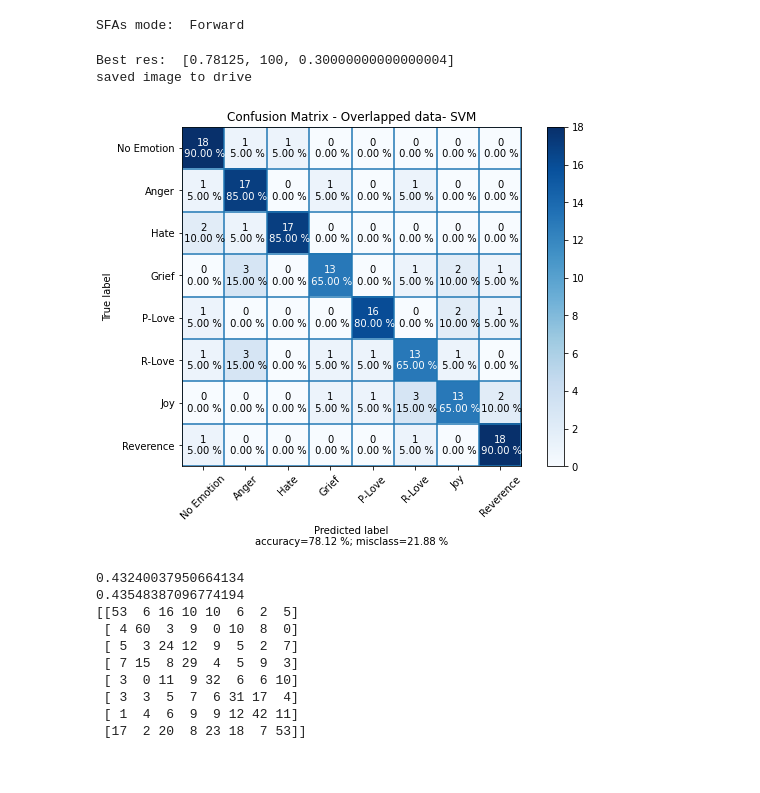
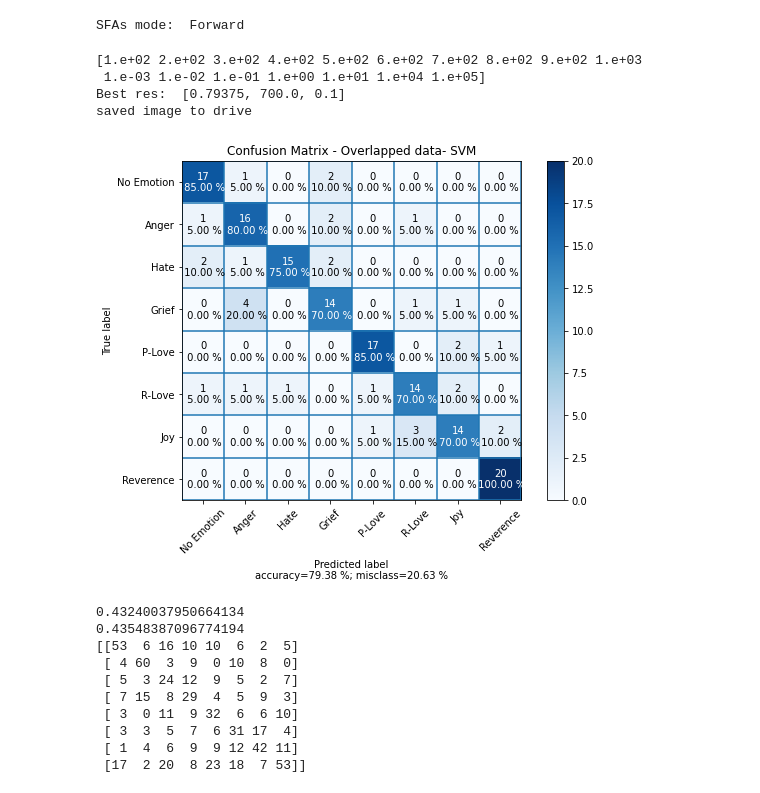
Before and after one commit to nguyennam2910/TriMun, a Jupyter notebook: src/Overlapped_segmenting_method.ipynb, the cells around one changed output. Drawn from its saved outputs; the diff is of its cells as text; code cells hidden in the pictures.

```diff
--- a/src/Overlapped_segmenting_method.ipynb
+++ b/src/Overlapped_segmenting_method.ipynb
@@ -304,7 +304,7 @@ for i,key in enumerate(emotion_keys):
 # cut original data to segments using segmententing_overlapping function
 slice_length = 10 # length of the segment = 10s
 sampling_rate = 20 # sampling rate of raw signal
-overlap = 7 # overlapping ratio percentage
+overlap = 0 # overlapping ratio percentage
 
 data_cut = segmenting_overlapping(np.transpose(data, (0, 2, 1)), slice_length = slice_length, overlap = overlap, sampling_rate = sampling_rate)
 print("Data_cut", data_cut.shape)
@@ -368,7 +368,7 @@ from sklearn.pipeline import Pipeline
 
 import pandas as pd
 # %%
-overlap = 8
+overlap = 2
 feature_list = np.load("Feature data/features_" + str(overlap) + "s.npy")
 labelxx = np.load("Label/" + str(overlap) + "sec_labels.npy")
 len_data = dataxx.shape[2]
@@ -444,6 +444,6 @@ for i in na:
 # %%
-rfe_selector = RFE(estimator = RandomForestClassifier(), n_features_to_select = 20, step = 1)
-# rfe_selector = RFE(estimator = RandomForestClassifier(random_state = 0, n_estimators = 100, max_depth = 50), n_features_to_select = 20, step = 1)
+rfe_selector = RFE(estimator = RandomForestClassifier(), n_features_to_select = 18, step = 1)
+# rfe_selector = RFE(estimator = RandomForestClassifier(random_state = 0, n_estimators = 500, max_depth = 20), n_features_to_select = 30, step = 1)
 rfe_selector.fit(X_features_train, y_train)
 rfe_support = rfe_selector.get_support()
 
@@ -623,22 +466,0 @@ elif mode == 'Backward':
-# %%
-# sfs_forward = sfs(SVC(), n_features_to_select=20, direction='forward').fit(X_features_train, y_train)
-sfs_forward = sfs(estimator=SVC(),
-           k_features=(1, total_features),
-           forward = True,
-           floating=True,
-           scoring='accuracy',
-           cv=10)
-sfs_forward.fit(X_features_train, y_train)
-print('best combination (ACC: %.3f): %s\n' % (sfs_forward.k_score_, sfs_forward.k_feature_idx_))
-# sfs1 = sfs(estimator=clf,
-#            k_features=(1, total_features),
-#            forward=forward,
-#            floating=True,
-#            scoring='accuracy',
-#            cv=10)
-
-# pipe = make_pipeline( sfs1)
-
-# pipe.fit(X_features_train, y_train)
-
-# print('best combination (ACC: %.3f): %s\n' % (sfs1.k_score_, sfs1.k_feature_idx_))
@@ -738,39 +557,41 @@ SFAs mode:  Forward
 # %%
 # get the best model from grid search and train it
 
-# clf = SVC(kernel = 'rbf', C = 100, gamma = .8)
-# clf = SVC(kernel = 'rbf', C = 100, gamma = 0.5)
+# [0.001, 0.01, 0.1, 1, 10, 100, 1000, 10000, 100000]
 # clf = svm.SVC(kernel='poly', degree=3, gamma='auto', C=10)
-# C_param = np.arange(100, 1100, 100)
-# gamma_param = [0.01, 0.1, 0.2, 0.3, 0.4, 0.5, 0.6, 0.7, 0.8, 0.9, 1.0, 1.1]
-# C_param = [0.001, 0.01, 0.1, 1, 10, 100, 1000, 10000, 100000]
-C_param = [100]
-gamma_param = np.arange(0.1, 2.1, 0.1)
+C_param = np.arange(100, 1100, 100)
+b = [0.001, 0.01, 0.1, 1, 10, 10000, 100000]
+C_param = np.append(C_param, b)
+print(C_param)
+# C_param = [100]
+gamma_param = np.arange(0.1, 2.6, 0.1)
 best_res = [0,0,0]
 for C in C_param:
     for gamma in gamma_param:
         clf = SVC(kernel = 'rbf', C = C, gamma = gamma);
         clf.fit(X_train, y_train)
         temp = clf.score(X_test, y_test)
         if ( temp > best_res[0]):
             best_res = [temp, C, gamma]
 print("Best res: ", best_res)
 
 ## plot confusion matrix
 clf = SVC(kernel = 'rbf', C = best_res[1], gamma = best_res[2])
 clf.fit(X_train, y_train)
 CM = confusion_matrix(y_test, clf.predict(X_test))
 
 fig = plot_confusion_matrix(cm  = CM,
                       normalize    = None,
                       target_names = emotion_keys,
                       title        = "Confusion Matrix - Overlapped data- SVM",
                       savefig = True,
                       figname = "SVM-overlapped-confusionmatrix - both.png")
 # %% [output]
-Best res:  [0.78125, 100, 0.30000000000000004]
+[1.e+02 2.e+02 3.e+02 4.e+02 5.e+02 6.e+02 7.e+02 8.e+02 9.e+02 1.e+03
+ 1.e-03 1.e-02 1.e-01 1.e+00 1.e+01 1.e+04 1.e+05]
+Best res:  [0.79375, 700.0, 0.1]
 saved image to drive
-[figure, old version]
+[figure, new version]
 # %%
 # try softmax classifier
 clf = LogisticRegression(random_state=1, solver='lbfgs', multi_class='multinomial')
```
Also changed, not shown: parts of 15 cells of this notebook, 4 other files.
